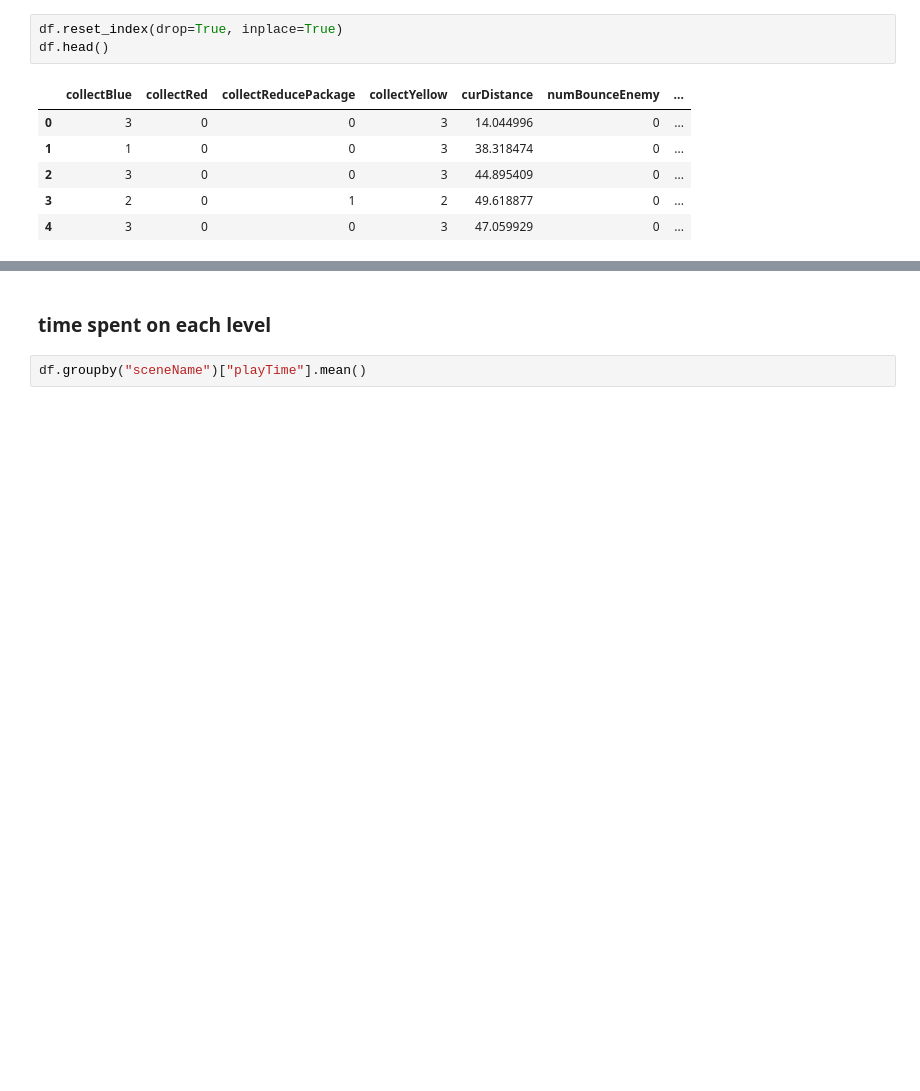
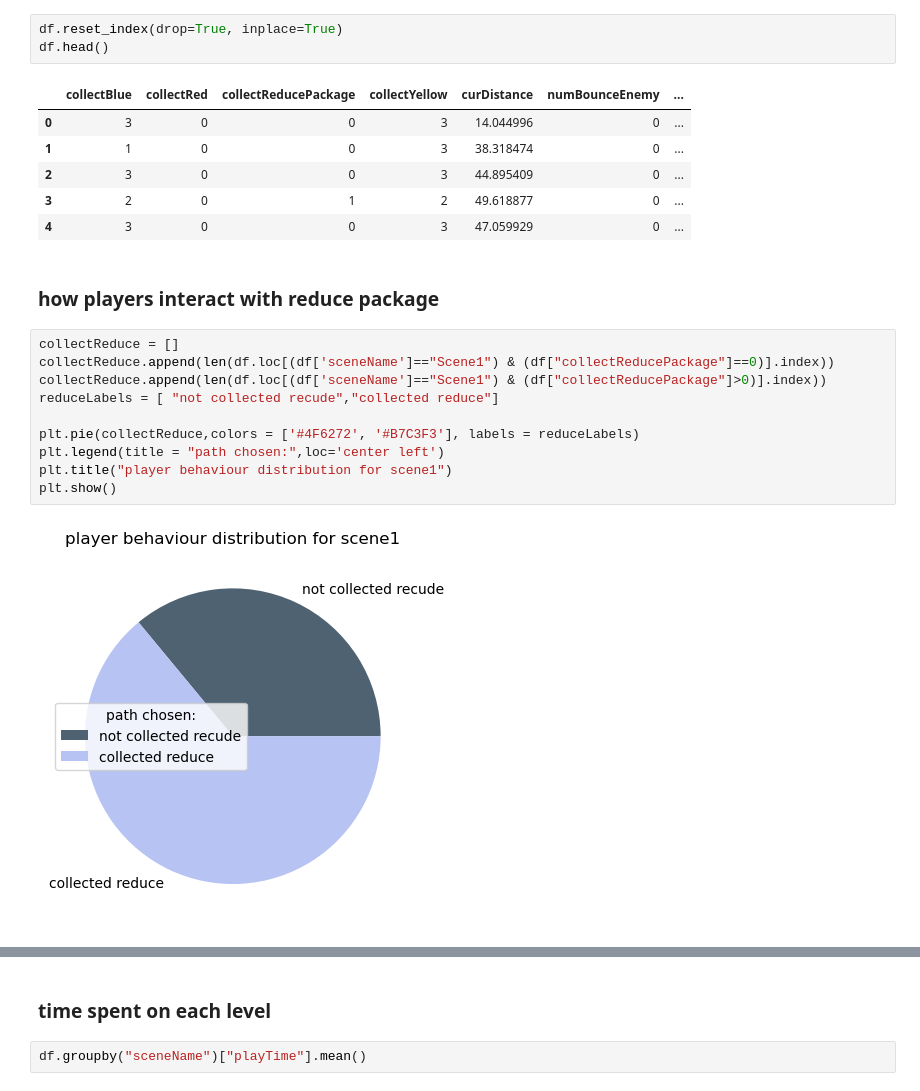
Before and after one commit to LYULU2/MobileGameDev, a Jupyter notebook: 526 Analysis.ipynb, the cells around one changed output, grey strips where cells are left out. Drawn from its saved outputs; the diff is of its cells as text; blank space fills up the shorter version.

```diff
--- a/526 Analysis.ipynb
+++ b/526 Analysis.ipynb
@@ -33,3 +35,17 @@ df.head()
 | 2 | 3 | 0 | 0 | 3 | 44.895409 | 0 | ... |
 | 3 | 2 | 0 | 1 | 2 | 49.618877 | 0 | ... |
 | 4 | 3 | 0 | 0 | 3 | 47.059929 | 0 | ... |
+# %% [markdown]
+### how players interact with reduce package
+# %%
+collectReduce = []
+collectReduce.append(len(df.loc[(df['sceneName']=="Scene1") & (df["collectReducePackage"]==0)].index))
+collectReduce.append(len(df.loc[(df['sceneName']=="Scene1") & (df["collectReducePackage"]>0)].index))
+reduceLabels = [ "not collected recude","collected reduce"]
+
+plt.pie(collectReduce,colors = ['#4F6272', '#B7C3F3'], labels = reduceLabels)
+plt.legend(title = "path chosen:",loc='center left')
+plt.title("player behaviour distribution for scene1")
+plt.show()
+# %% [output]
+[figure, added]
```
Also changed, not shown: parts of 18 cells of this notebook, 1 other file.
